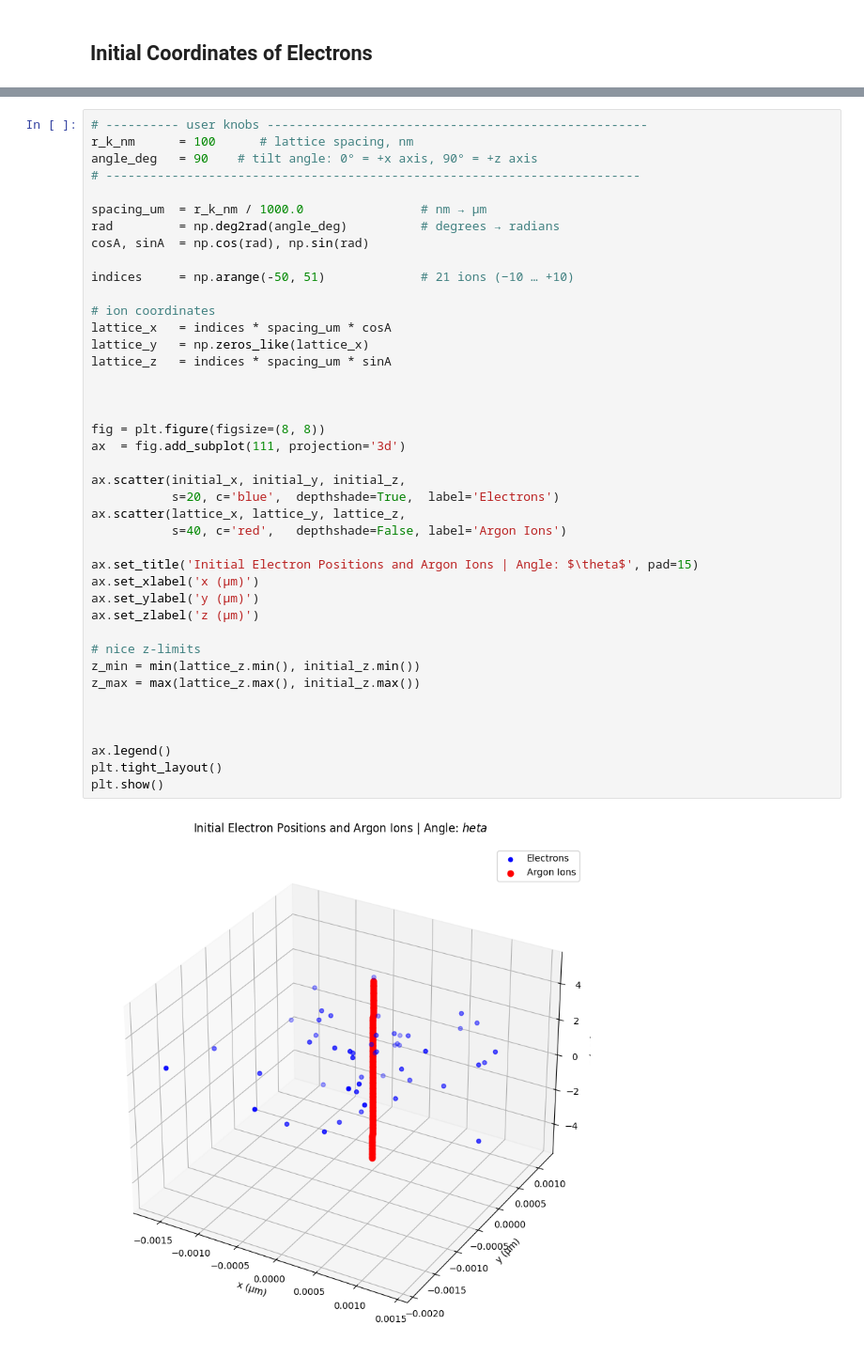
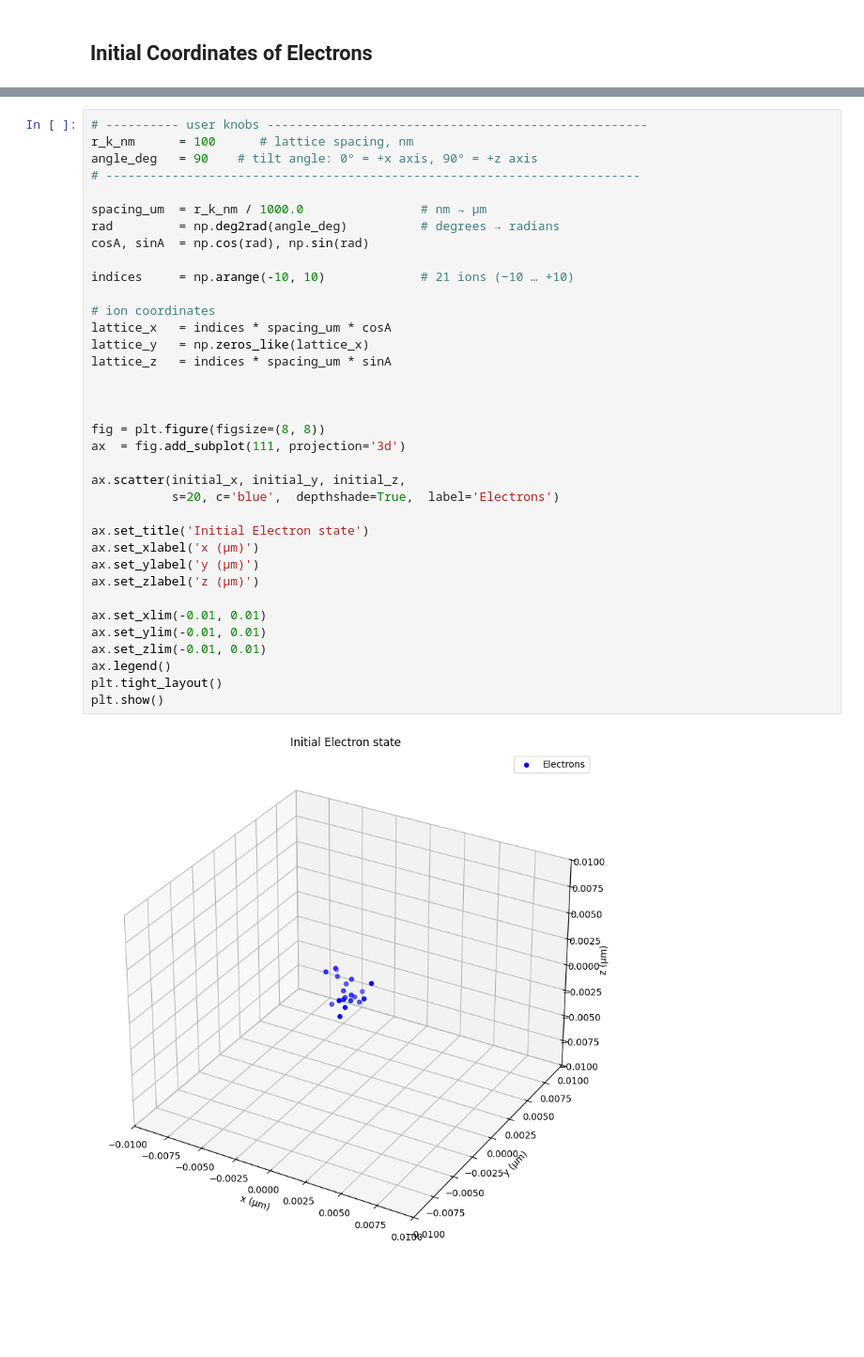
Before and after one commit to davidc1/TRANSLATE, a Jupyter notebook: py/recombination-runs.ipynb, the cells around one changed output, grey strips where cells are left out. Shown at 94% size. Saved outputs shown, nothing was run; the diff lists cells and outputs as text; blank space fills up the shorter version.

```diff
--- a/py/recombination-runs.ipynb
+++ b/py/recombination-runs.ipynb
@@ -81,44 +229,39 @@ Initial Y coordinates: [ 2.81668e-04 -1.07693e-03  1.28174e-04 -5.46444e-05  8.1
 r_k_nm      = 100      # lattice spacing, nm
 angle_deg   = 90    # tilt angle: 0° = +x axis, 90° = +z axis
 # -------------------------------------------------------------------------
 
 spacing_um  = r_k_nm / 1000.0                # nm → µm
 rad         = np.deg2rad(angle_deg)          # degrees → radians
 cosA, sinA  = np.cos(rad), np.sin(rad)
 
-indices     = np.arange(-50, 51)             # 21 ions (−10 … +10)
+indices     = np.arange(-10, 10)             # 21 ions (−10 … +10)
 
 # ion coordinates
 lattice_x   = indices * spacing_um * cosA
 lattice_y   = np.zeros_like(lattice_x)
 lattice_z   = indices * spacing_um * sinA
 
 
 
 fig = plt.figure(figsize=(8, 8))
 ax  = fig.add_subplot(111, projection='3d')
 
 ax.scatter(initial_x, initial_y, initial_z,
            s=20, c='blue',  depthshade=True,  label='Electrons')
-ax.scatter(lattice_x, lattice_y, lattice_z,
-           s=40, c='red',   depthshade=False, label='Argon Ions')
 
-ax.set_title('Initial Electron Positions and Argon Ions | Angle: $\theta$', pad=15)
+ax.set_title('Initial Electron state')
 ax.set_xlabel('x (µm)')
 ax.set_ylabel('y (µm)')
 ax.set_zlabel('z (µm)')
 
-# nice z-limits
-z_min = min(lattice_z.min(), initial_z.min())
-z_max = max(lattice_z.max(), initial_z.max())
-
-
-
+ax.set_xlim(-0.01, 0.01)
+ax.set_ylim(-0.01, 0.01)
+ax.set_zlim(-0.01, 0.01)
 ax.legend()
 plt.tight_layout()
 plt.show()
 # %% [output]
-[figure, old version]
+[figure, new version]
 # %%
 fig = plt.figure(figsize=(11, 9))
 ax  = fig.add_subplot(111, projection="3d")
```
Also changed, not shown: parts of 6 cells of this notebook, 4 other files.
